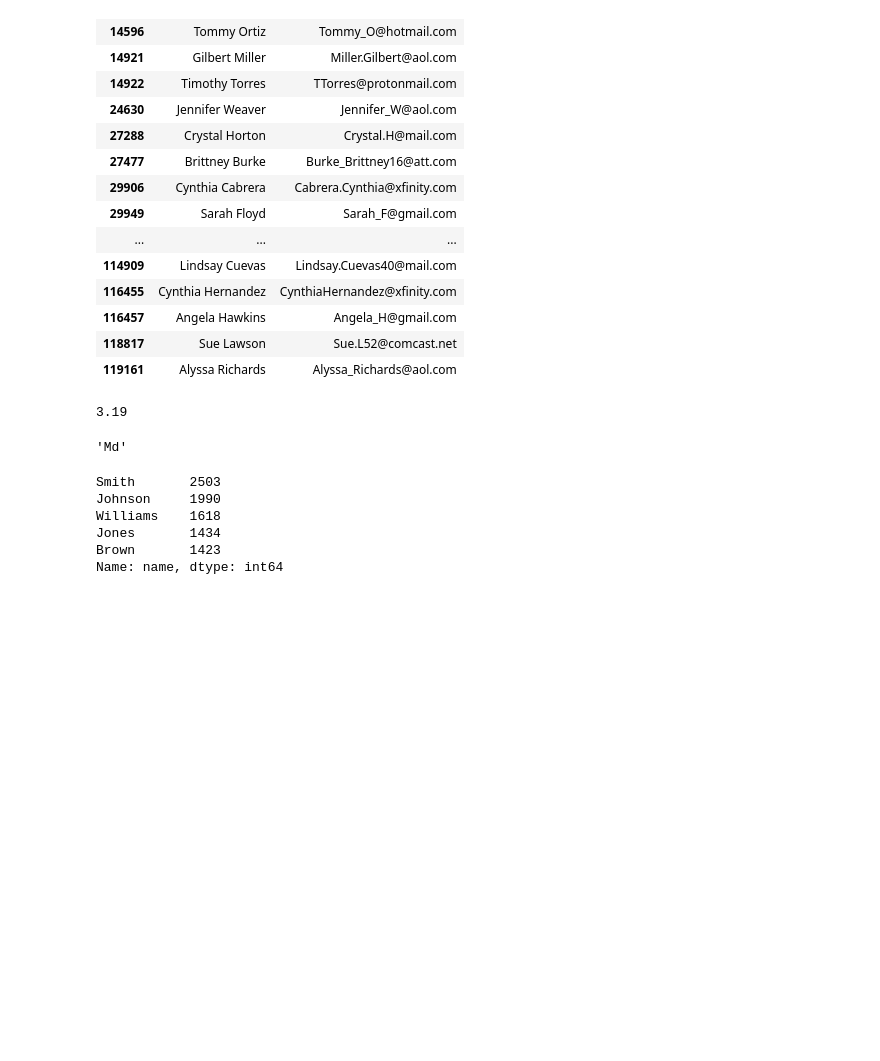
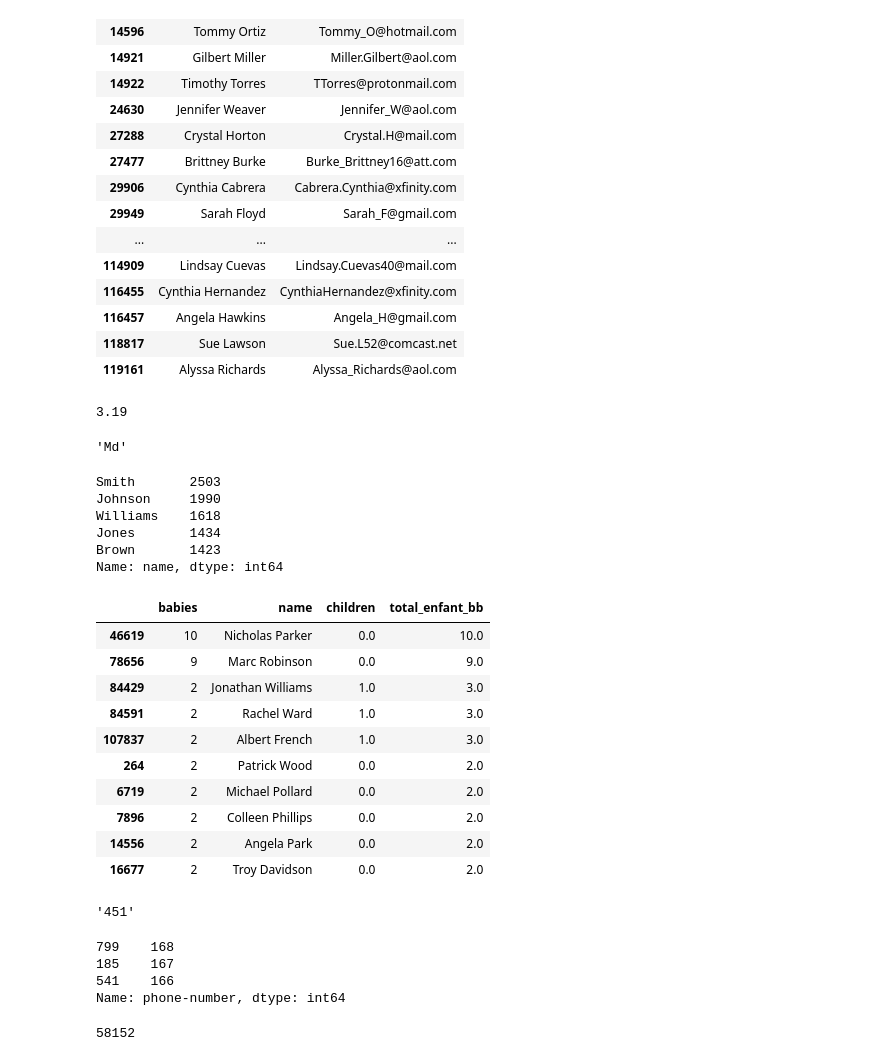
Before and after one commit to Mayandza/Projet, a Jupyter notebook: projet_hotel.ipynb, the cells around one changed output. Saved outputs shown, nothing was run; the diff lists cells and outputs as text; code cells hidden in the pictures; blank space fills up the shorter version.

```diff
--- a/projet_hotel.ipynb
+++ b/projet_hotel.ipynb
@@ -207,0 +212,14 @@ Name: name, dtype: int64
+# %%
+df.sort_values(['babies','children'], ascending=False)[['babies','name','children','total_enfant_bb']][:10]
+# %% [output]
+|  | babies | name | children | total_enfant_bb |
+| 46619 | 10 | Nicholas Parker | 0.0 | 10.0 |
+| 78656 | 9 | Marc Robinson | 0.0 | 9.0 |
+| 84429 | 2 | Jonathan Williams | 1.0 | 3.0 |
+| 84591 | 2 | Rachel Ward | 1.0 | 3.0 |
+| 107837 | 2 | Albert French | 1.0 | 3.0 |
+| 264 | 2 | Patrick Wood | 0.0 | 2.0 |
+| 6719 | 2 | Michael Pollard | 0.0 | 2.0 |
+| 7896 | 2 | Colleen Phillips | 0.0 | 2.0 |
+| 14556 | 2 | Angela Park | 0.0 | 2.0 |
+| 16677 | 2 | Troy Davidson | 0.0 | 2.0 |
@@ -207,0 +230,17 @@ Name: name, dtype: int64
+# %%
+titre1.split("-")[0]
+# %% [output]
+'451'
+# %%
+df['phone-number'].apply(lambda titre1 : titre1.split("-")[0]).value_counts()[:3]
+# %% [output]
+799    168
+185    167
+541    166
+Name: phone-number, dtype: int64
+# %%
+### le nombre des arrivés entre le 1 et le 15 du mois.
+
+df['arrival_date_day_of_month'].apply(lambda day:day in range(1,16)).sum()
+# %% [output]
+58152
```
Also changed, not shown: parts of 5 cells of this notebook.
